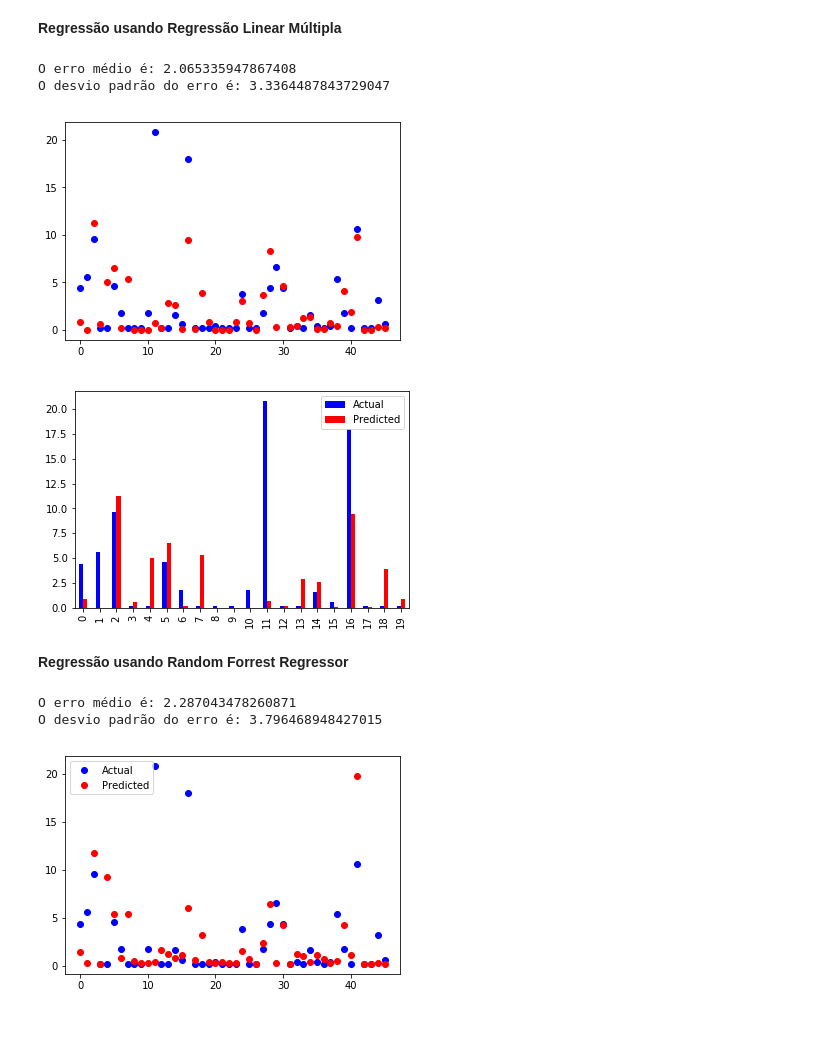
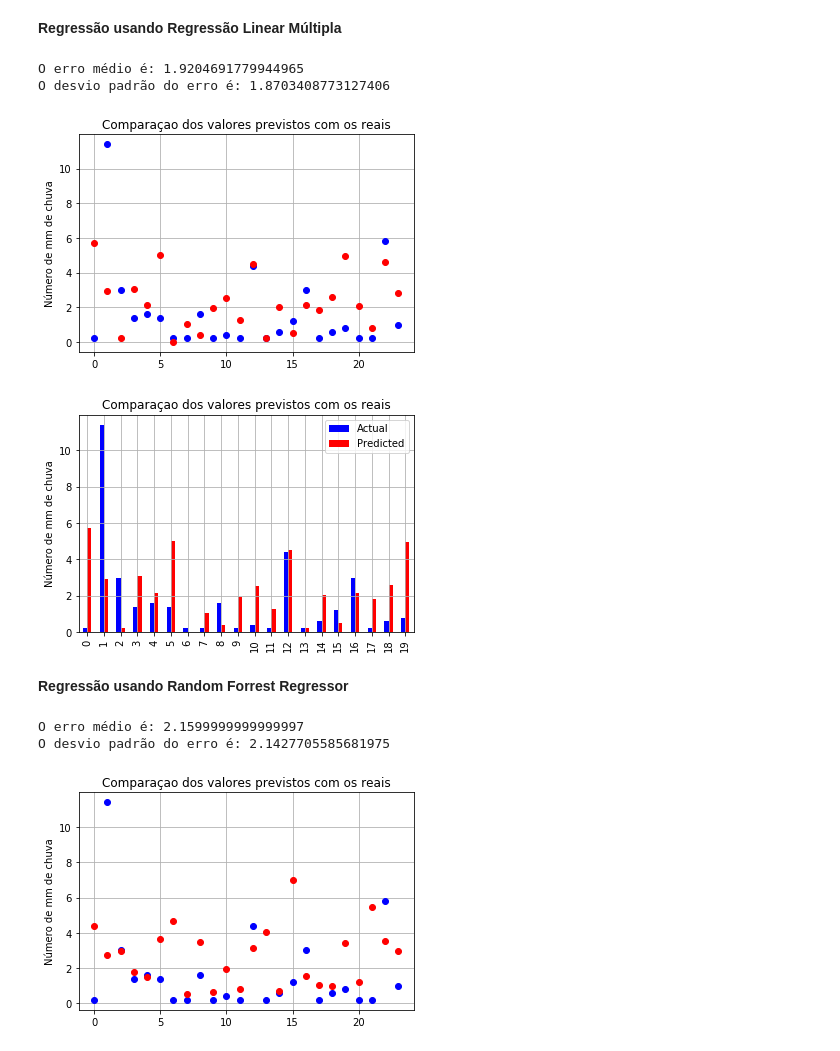
Before and after one commit to Joao-Pedro-Chacon-Ruiz/Modelo_de_precificacao_carros, a Jupyter notebook: Primeiras_Iterações/Análise_Macapá.ipynb, the cells around one changed output. Cells and saved outputs as stored; diff of their text form; code cells hidden in the pictures.

```diff
--- a/Primeiras_Iterações/Análise_Macapá.ipynb
+++ b/Primeiras_Iterações/Análise_Macapá.ipynb
@@ -109,7 +121,7 @@ anterior = data[0]
 a=0
 day = 0
 for dia in data:
-    if a < 8744:
+    if a < 3167:
         if data[a+1] == anterior:
             final.append(day)
         else:
@@ -117,7 +129,7 @@ for dia in data:
             day += 1
             anterior = data[a+1]
     a += 1
-final.append(364)
+final.append(250)
 # %%
 hora = pd.Series(hora).astype(int)
 final = pd.Series(final).astype(int)
@@ -190,0 +164,2 @@ D.head()
+# %%
+dados7.precipitacao = dados7.precipitacao.replace('////', 0.0)
@@ -811,19 +808,25 @@ while k < len(lista_actual):
 print('O erro médio é:',np.mean(erros))
 print('O desvio padrão do erro é:', np.std(erros))
 # %% [output]
-O erro médio é: 2.065335947867408
-O desvio padrão do erro é: 3.3364487843729047
+O erro médio é: 1.9204691779944965
+O desvio padrão do erro é: 1.8703408773127406
 # %%
-a = np.arange(0,46,1)
+a = np.arange(0,24,1)
 plt.plot(a, df['Actual'], 'bo')
 plt.plot(a, df['Predicted'], 'ro')
+plt.title('Comparaçao dos valores previstos com os reais')
+plt.ylabel('Número de mm de chuva')
+plt.grid(True)
 plt.show()
 # %% [output]
-[figure, old version]
+[figure, new version]
 # %%
 df.iloc[:20,:].plot(kind='bar', color=('blue', 'red'), legend=True );
+plt.title('Comparaçao dos valores previstos com os reais')
+plt.ylabel('Número de mm de chuva')
+plt.grid(True)
 # %% [output]
-[figure, old version]
+[figure, new version]
 # %% [markdown]
 **Regressão usando Random Forrest Regressor**
 # %%
@@ -861,14 +864,16 @@ while k < len(lista_actual2):
 print('O erro médio é:',np.mean(erros2))
 print('O desvio padrão do erro é:', np.std(erros2))
 # %% [output]
-O erro médio é: 2.287043478260871
-O desvio padrão do erro é: 3.796468948427015
+O erro médio é: 2.1599999999999997
+O desvio padrão do erro é: 2.1427705585681975
 # %%
 plt.plot(a, df2['Actual'], 'bo')
 plt.plot(a, df2['Predicted'], 'ro')
-plt.legend()
+plt.title('Comparaçao dos valores previstos com os reais')
+plt.ylabel('Número de mm de chuva')
+plt.grid(True)
 plt.show()
 # %% [output]
-[figure, old version]
+[figure, new version]
 # %%
 df2.iloc[:20,:].plot(kind='bar', color=('blue', 'red'), legend=True );
```
Also changed, not shown: parts of 40 cells of this notebook, 3 other files.
